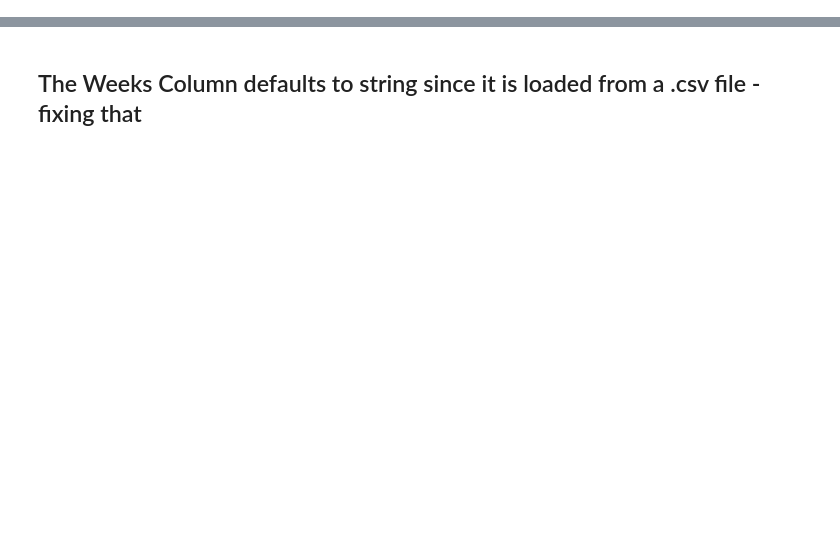
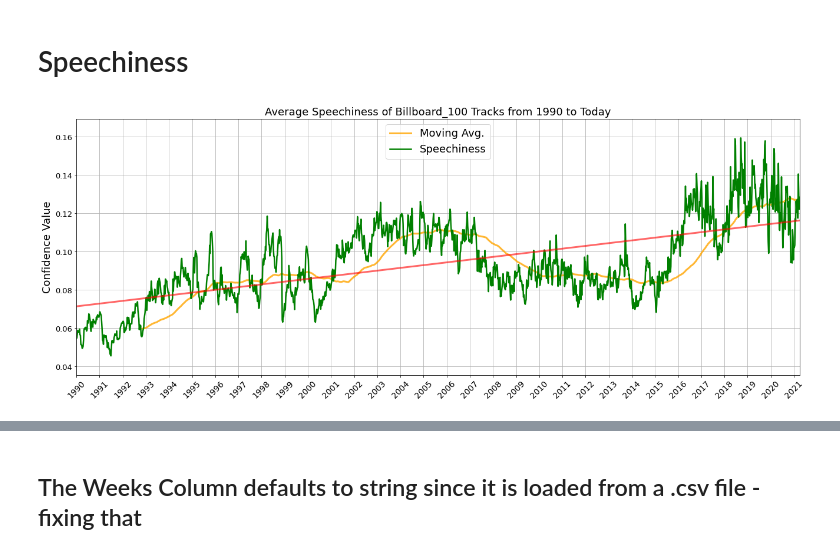
Before and after one commit to TaylorVellios/Spotify_and_the_Billboard_100, a Jupyter notebook: Plotting_Billboard_Spotify_Data.ipynb, the cells around one changed output, grey strips where cells are left out. Cells and saved outputs as stored; diff of their text form; code cells hidden in the pictures; blank space fills up the shorter version.

```diff
--- a/Plotting_Billboard_Spotify_Data.ipynb
+++ b/Plotting_Billboard_Spotify_Data.ipynb
@@ -501,0 +118,42 @@ plt.show()
+# %% [markdown]
+# Speechiness
+# %%
+plt.figure(figsize=(22,8))
+y_vals = avg_features['speechiness_avg']
+x_vals = [i for i in avg_features['week']]
+x_tix = np.arange(min(x_vals), max(x_vals), step=timedelta(days=366))
+x_tix_lab = [str(i).split('-')[0] for i in x_tix]
+
+roll_avg = avg_features['speechiness_avg'].rolling(150).mean()
+plt.plot(x_vals, roll_avg, label='Moving Avg.', linewidth=3, color='orange', alpha=0.8)
+
+low_res_y = [j for i,j in enumerate(y_vals) if i%52==0]
+low_res_x = [j for i,j in enumerate(x_vals) if i%52==0]
+
+plt.plot(x_vals, y_vals, label="Speechiness", linewidth=2.5, color='green', alpha=1)
+
+plt.legend(loc='upper center', fontsize=18)
+
+
+x_lin = np.array(pd.to_datetime(avg_features['week']).values, dtype=float)
+y_lin = np.array(avg_features['speechiness_avg'].values, dtype=float)
+
+slope, intercept, r_val, p_val, std_err = sp.linregress(x_lin, y_lin)
+xf = np.linspace(min(x_lin), max(x_lin),100)
+xf1 = pd.to_datetime(xf)
+yf = (slope*xf) + intercept
+
+plt.plot(xf1, yf, color='red', lw=3, alpha=0.6)
+
+
+plt.ylim(min(y_vals)-0.01, max(y_vals)+0.01)
+plt.xlim(min(x_vals),max(x_vals))
+plt.xticks(x_tix, x_tix_lab, rotation=45, fontsize=14)
+plt.yticks(fontsize='13')
+plt.ylabel('Confidence Value', fontsize=18)
+plt.title('Average Speechiness of Billboard_100 Tracks from 1990 to Today', fontsize=18)
+
+plt.grid(zorder=3)
+plt.show()
+# %% [output]
+[figure, added]
```
Also changed, not shown: parts of 115 cells of this notebook.
